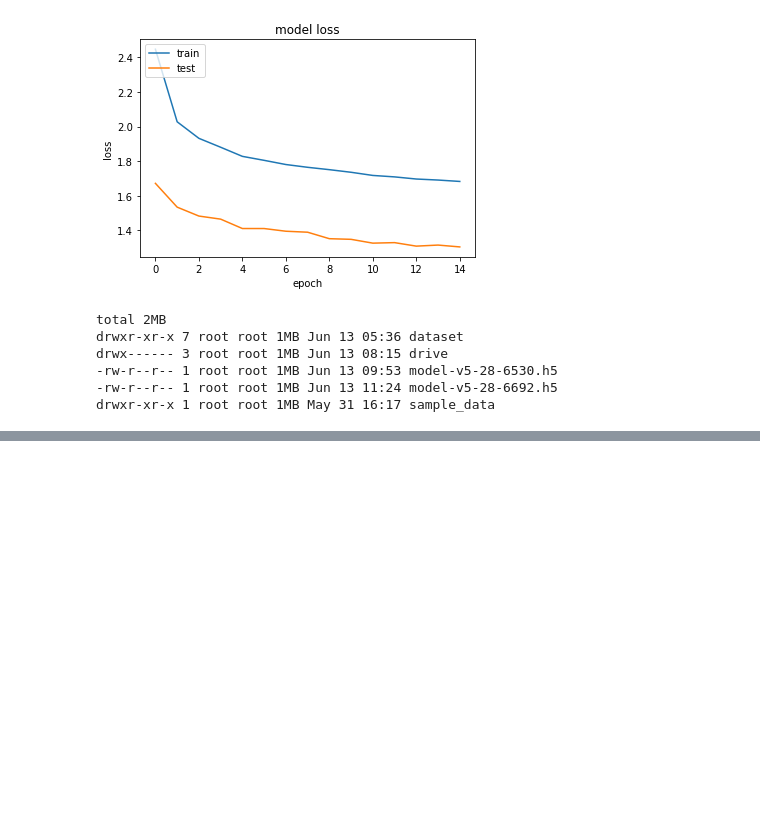
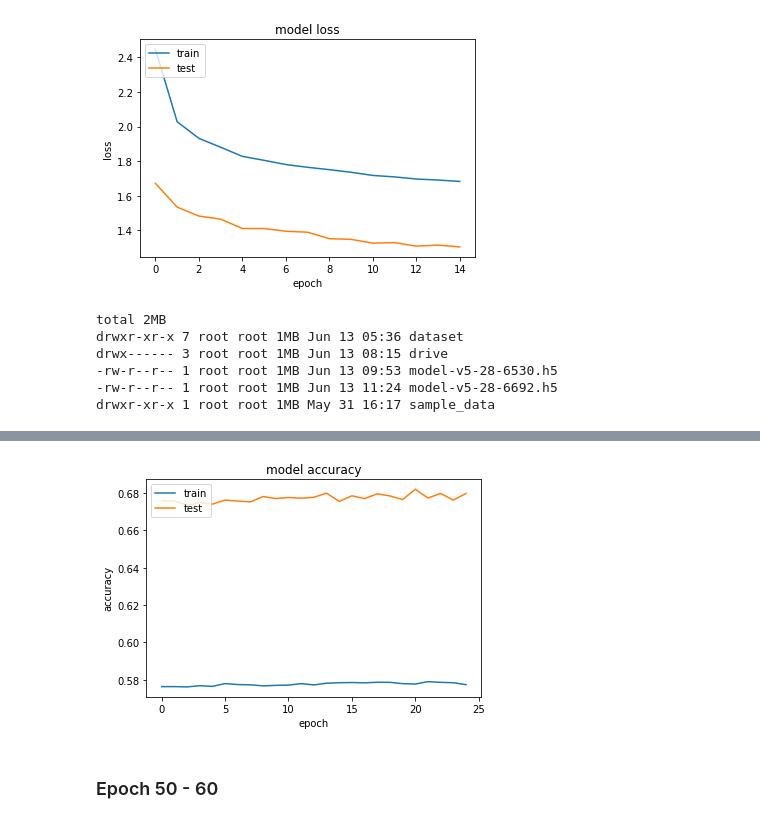
Before and after one commit to jyotirmoy-paul/DoodleMe, a Jupyter notebook: cnn_model_v5_28.ipynb, the cells around one changed output, grey strips where cells are left out. Cells and saved outputs as stored; diff of their text form; code cells hidden in the pictures; blank space fills up the shorter version.

```diff
--- a/cnn_model_v5_28.ipynb
+++ b/cnn_model_v5_28.ipynb
@@ -392,0 +395,10 @@ drwxr-xr-x 1 root root 1MB May 31 16:17 sample_data
+# %%
+# finally fitting the data and training the CNN
+history = classifier.fit_generator(
+        epochs=25,
+        initial_epoch=15,
+        generator=train_set,
+        steps_per_epoch=13750,
+        validation_data=test_set,
+        validation_steps=22250,
+        use_multiprocessing=True)
@@ -392,0 +431,10 @@ drwxr-xr-x 1 root root 1MB May 31 16:17 sample_data
+# %%
+# finally fitting the data and training the CNN
+history = classifier.fit_generator(
+        epochs=50,
+        initial_epoch=25,
+        generator=train_set,
+        steps_per_epoch=13750,
+        validation_data=test_set,
+        validation_steps=22250,
+        use_multiprocessing=True)
@@ -392,0 +459,13 @@ drwxr-xr-x 1 root root 1MB May 31 16:17 sample_data
+# %%
+# summarize history for accuracy
+plt.plot(history.history['acc'])
+plt.plot(history.history['val_acc'])
+plt.title('model accuracy')
+plt.ylabel('accuracy')
+plt.xlabel('epoch')
+plt.legend(['train', 'test'], loc='upper left')
+plt.show()
+# %% [output]
+[figure, added]
+# %% [markdown]
+### Epoch 50 - 60
```
Also changed, not shown: parts of 7 cells of this notebook.
